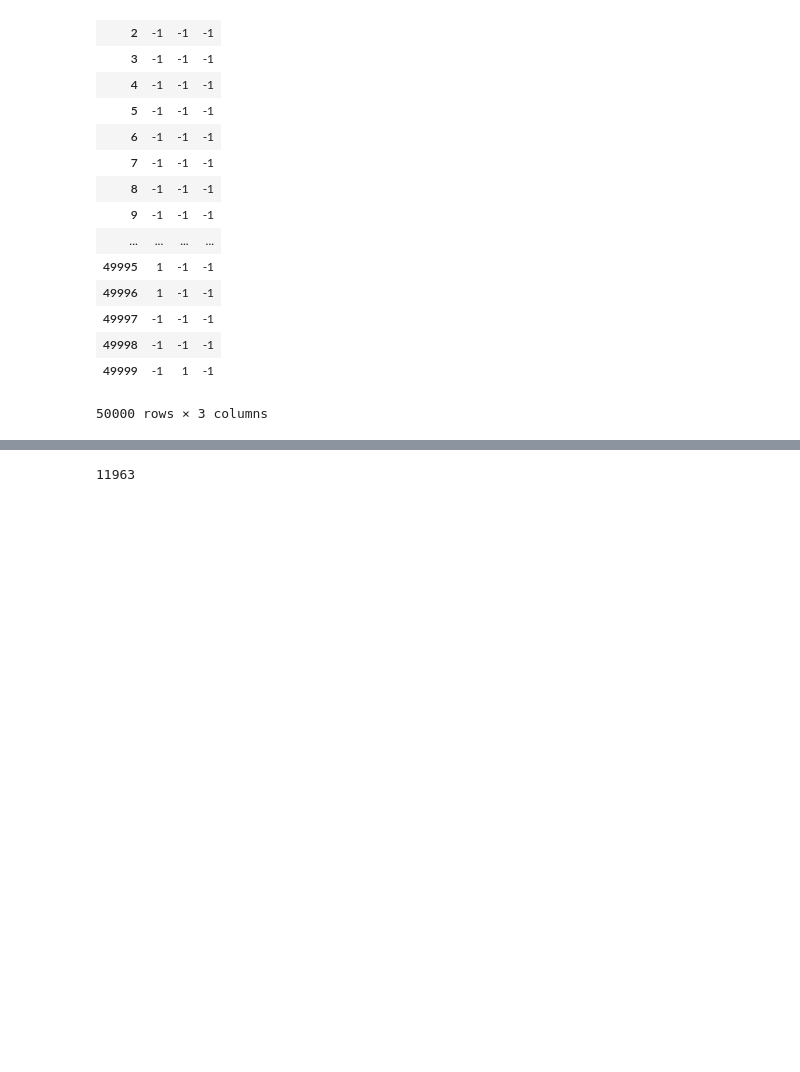
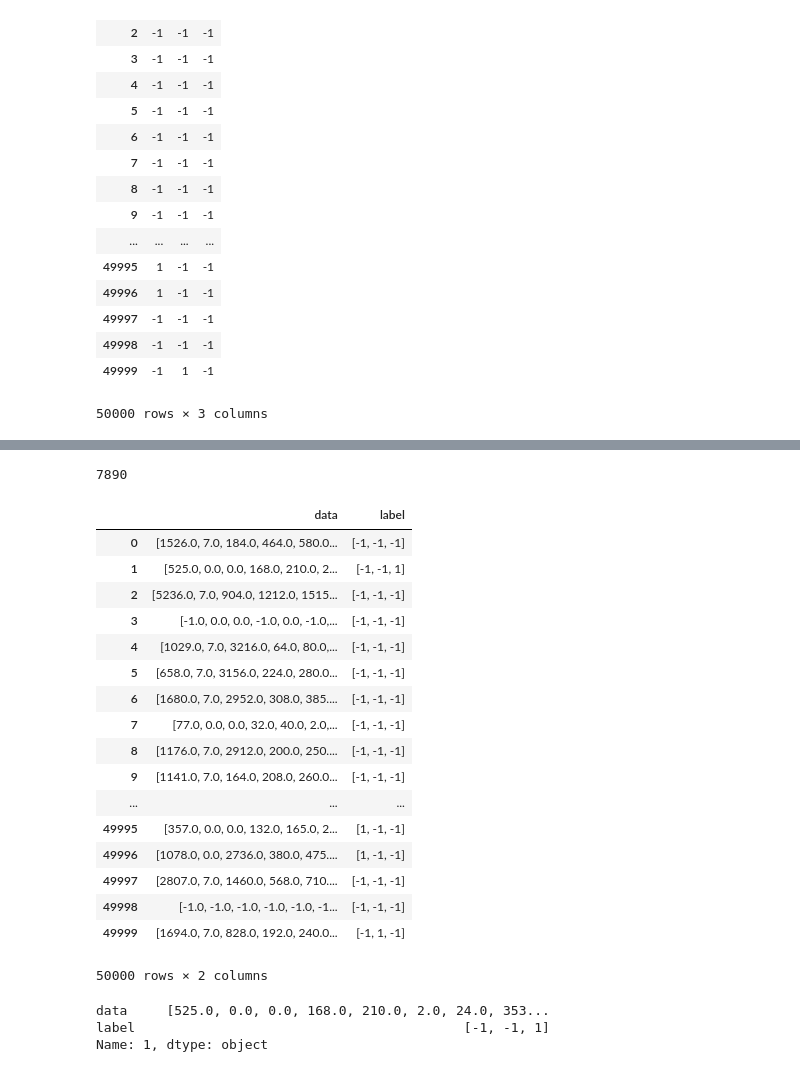
Before and after one commit to miguelcecci/KDD2009, a Jupyter notebook: Model.ipynb, the cells around one changed output, grey strips where cells are left out. Cells and saved outputs as stored; diff of their text form; code cells hidden in the pictures; blank space fills up the shorter version.

```diff
--- a/Model.ipynb
+++ b/Model.ipynb
@@ -24,9 +24,9 @@ test_dataframe
 | 49999 | 1694.0 | 7.0 | 828.0 | 192.0 | 240.0 | 0.0 | 48.0 | 220.08 | 5.0 | 2691228.0 | ... | ... |
 50000 rows × 76 columns
 # %%
-aptc = pd.read_csv('../orange_small_train_appetency.labels')
-upsl = pd.read_csv('../orange_small_train_upselling.labels')
-chrn = pd.read_csv('../orange_small_train_churn.labels')
+aptc = pd.read_csv('./orange_small_train_appetency.labels')
+upsl = pd.read_csv('./orange_small_train_upselling.labels')
+chrn = pd.read_csv('./orange_small_train_churn.labels')
 labels = aptc.join(upsl, how='outer')
 labels = labels.join(chrn, how='outer')
 labels
@@ -66,4 +64,5 @@ for test in range(50000):
             flat_tmp.append([a[test][i]])
         else:
             flat_tmp.append(a[test][i])
-    flat_a.append(flat_tmp)
+    flat_a.append(list(np.hstack(flat_tmp)))
+    print(test)
@@ -73,3 +86,0 @@ gc.collect()
-# %%
-for aaa in range(50000):
-    flat_a[aaa] = list(np.hstack(flat_a[aaa]))
@@ -78,4 +87,4 @@ teste = np.array(flat_a)
 # %%
-print(len(list(np.hstack(teste[1]))))
+print(len(flat_a[1]))
 # %% [output]
-11963
+7890
@@ -84,0 +91,26 @@ output_ph = tf.placeholder(tf.float32, shape=[None, 3])
+# %%
+data_label_dataframe = pd.DataFrame(
+    {'data': flat_a,
+     'label': b,
+    })
+# %%
+data_label_dataframe
+# %% [output]
+|  | data | label |
+| 0 | [1526.0, 7.0, 184.0, 464.0, 580.0... | [-1, -1, -1] |
+| 1 | [525.0, 0.0, 0.0, 168.0, 210.0, 2... | [-1, -1, 1] |
+| 2 | [5236.0, 7.0, 904.0, 1212.0, 1515... | [-1, -1, -1] |
+| 3 | [-1.0, 0.0, 0.0, -1.0, 0.0, -1.0,... | [-1, -1, -1] |
+| 4 | [1029.0, 7.0, 3216.0, 64.0, 80.0,... | [-1, -1, -1] |
+| 5 | [658.0, 7.0, 3156.0, 224.0, 280.0... | [-1, -1, -1] |
+| 6 | [1680.0, 7.0, 2952.0, 308.0, 385.... | [-1, -1, -1] |
+| 7 | [77.0, 0.0, 0.0, 32.0, 40.0, 2.0,... | [-1, -1, -1] |
+| 8 | [1176.0, 7.0, 2912.0, 200.0, 250.... | [-1, -1, -1] |
+| 9 | [1141.0, 7.0, 164.0, 208.0, 260.0... | [-1, -1, -1] |
+| ... | ... | ... |
+| 49995 | [357.0, 0.0, 0.0, 132.0, 165.0, 2... | [1, -1, -1] |
+| 49996 | [1078.0, 0.0, 2736.0, 380.0, 475.... | [1, -1, -1] |
+| 49997 | [2807.0, 7.0, 1460.0, 568.0, 710.... | [-1, -1, -1] |
+| 49998 | [-1.0, -1.0, -1.0, -1.0, -1.0, -1... | [-1, -1, -1] |
+| 49999 | [1694.0, 7.0, 828.0, 192.0, 240.0... | [-1, 1, -1] |
+50000 rows × 2 columns
@@ -84,0 +134,6 @@ output_ph = tf.placeholder(tf.float32, shape=[None, 3])
+# %%
+_
+# %% [output]
+data     [525.0, 0.0, 0.0, 168.0, 210.0, 2.0, 24.0, 353...
+label                                          [-1, -1, 1]
+Name: 1, dtype: object
```
Also changed, not shown: parts of 8 cells of this notebook.
